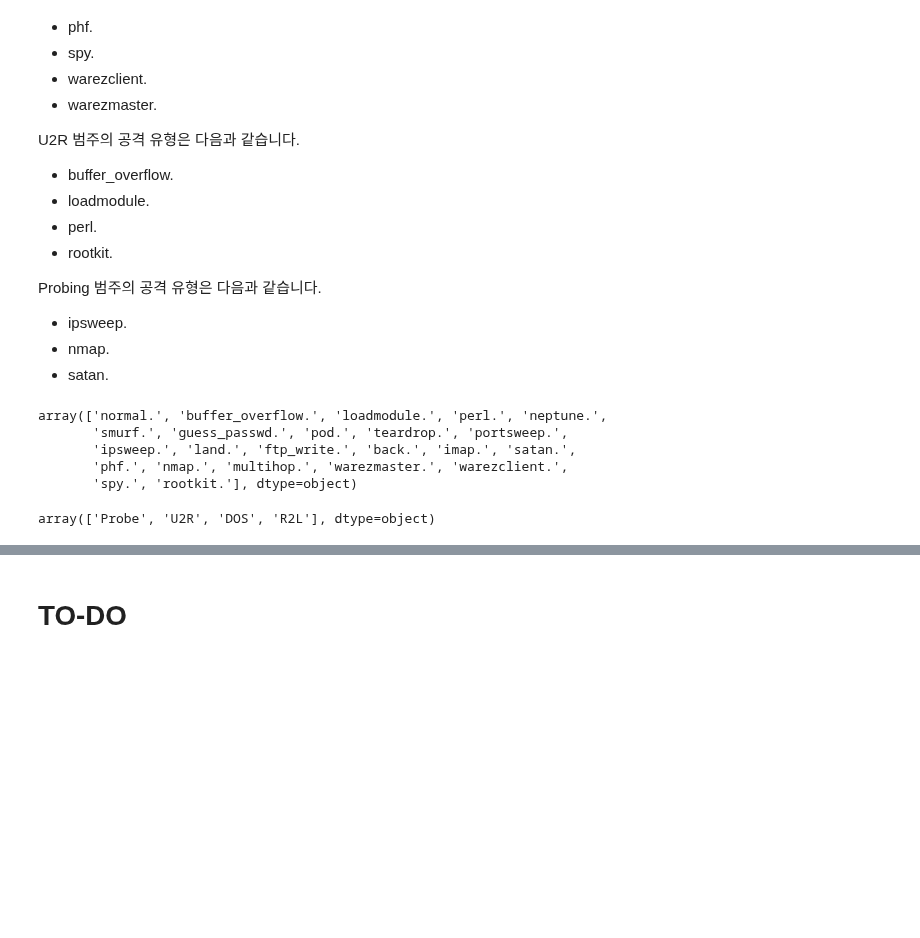
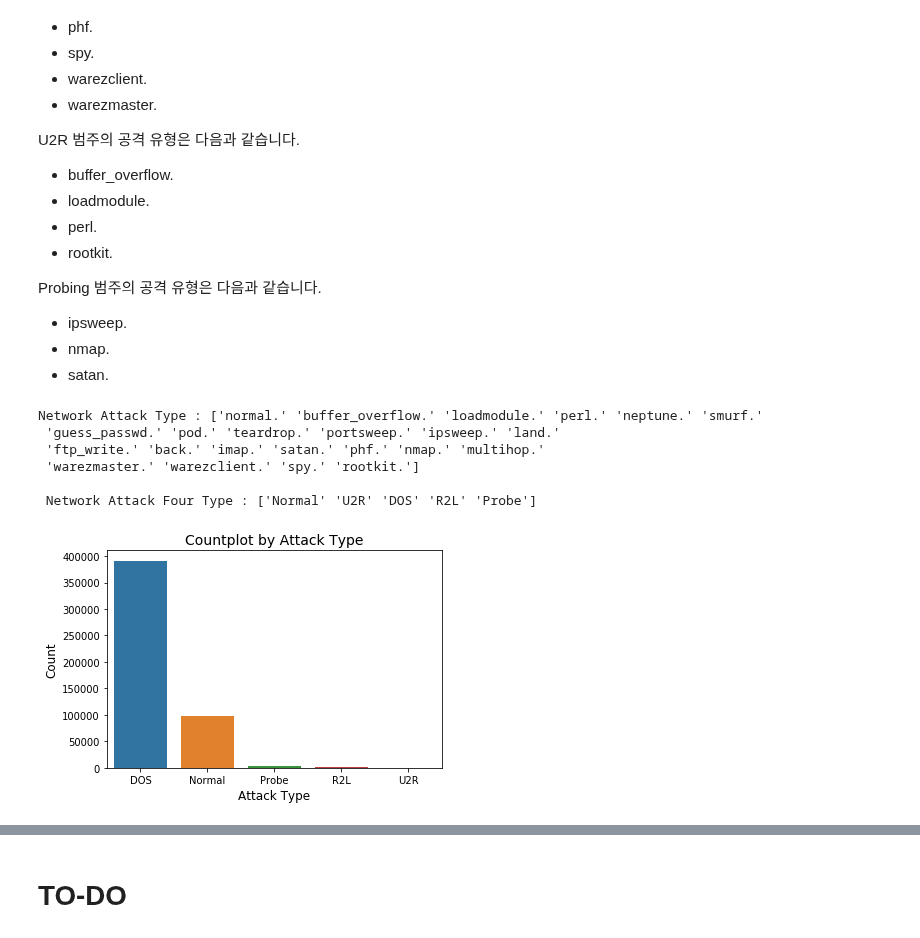
Before and after one commit to Yukkiasuna-sao/Anomaly_Detection, a Jupyter notebook: ipynb_translation/Anomaly Detection in Keras Auto Encoder.ipynb, the cells around one changed output, grey strips where cells are left out. Drawn from its saved outputs; the diff is of its cells as text; code cells hidden in the pictures; blank space fills up the shorter version.

```diff
--- a/ipynb_translation/Anomaly Detection in Keras Auto Encoder.ipynb
+++ b/ipynb_translation/Anomaly Detection in Keras Auto Encoder.ipynb
@@ -266,14 +267,6 @@ Probing 범주의 공격 유형은 다음과 같습니다.
 - ipsweep.
 - nmap.
 - satan.
-# %%
-df['outcome'].unique()
-# %% [output]
-array(['normal.', 'buffer_overflow.', 'loadmodule.', 'perl.', 'neptune.',
-       'smurf.', 'guess_passwd.', 'pod.', 'teardrop.', 'portsweep.',
-       'ipsweep.', 'land.', 'ftp_write.', 'back.', 'imap.', 'satan.',
-       'phf.', 'nmap.', 'multihop.', 'warezmaster.', 'warezclient.',
-       'spy.', 'rootkit.'], dtype=object)
 # %%
 def AttackType(x):
     if x in ['back.', 'land.', 'neptune.', 'smurf.', 'teardrop.']:
@@ -285,14 +278,33 @@ def AttackType(x):
     elif x in ['buffer_overflow.', 'loadmodule.', 'perl.', 'rootkit.']:
         return 'U2R'
 
+    elif x in ['ipsweep.', 'nmap.', 'satan.']:
+        return 'Probe'
+
     else:
-        return 'Probe'
+        return 'Normal'
 
 attacktype = np.vectorize(AttackType)
 
 df['Type'] = attacktype(df['outcome'])
-# %%
-df['Type'].unique()
-# %% [output]
-array(['Probe', 'U2R', 'DOS', 'R2L'], dtype=object)
+# %%
+print("Network Attack Type :",df['outcome'].unique())
+
+print("\n Network Attack Four Type :", df['Type'].unique())
+# %% [output]
+Network Attack Type : ['normal.' 'buffer_overflow.' 'loadmodule.' 'perl.' 'neptune.' 'smurf.'
+ 'guess_passwd.' 'pod.' 'teardrop.' 'portsweep.' 'ipsweep.' 'land.'
+ 'ftp_write.' 'back.' 'imap.' 'satan.' 'phf.' 'nmap.' 'multihop.'
+ 'warezmaster.' 'warezclient.' 'spy.' 'rootkit.']
+
+ Network Attack Four Type : ['Normal' 'U2R' 'DOS' 'R2L' 'Probe']
+# %%
+sns.countplot(df['Type'], order = df['Type'].value_counts().index)
+plt.title('Countplot by Attack Type', fontsize = 14)
+plt.xlabel('Attack Type', fontsize = 12)
+plt.ylabel('Count', fontsize = 12)
+
+plt.show()
+# %% [output]
+[figure, added]
 # %% [markdown]
```
Also changed, not shown: parts of 7 cells of this notebook.
